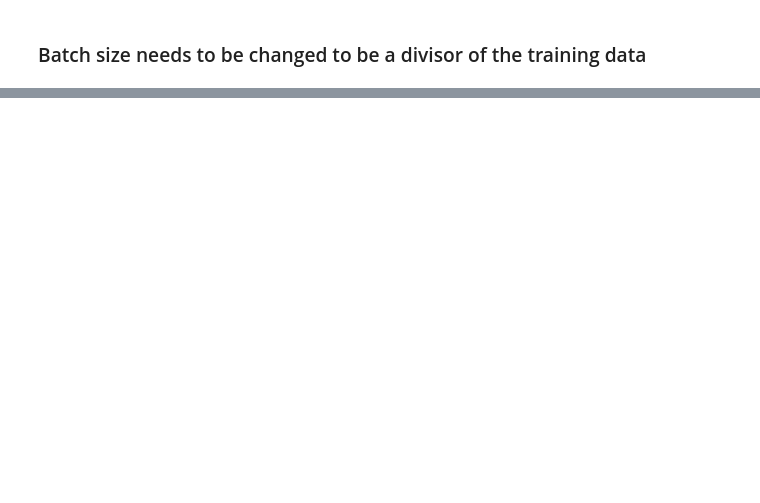
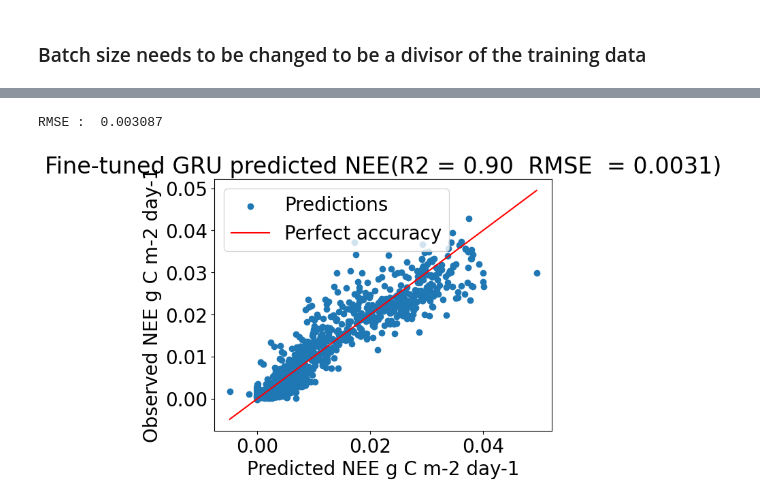
Before and after one commit to DinisDimitris/Net-ecosystem-exchange-Quantification, a Jupyter notebook: GRU-finetune.ipynb, the cells around one changed output, grey strips where cells are left out. Cells and saved outputs as stored; diff of their text form; code cells hidden in the pictures; blank space fills up the shorter version.

```diff
--- a/GRU-finetune.ipynb
+++ b/GRU-finetune.ipynb
@@ -295,0 +320,49 @@ plt.legend()
+# %%
+X_test_torch = torch.tensor(X_test.values)
+Y_test_torch = torch.tensor(Y_test.values)
+
+X_test_torch = X_test_torch.view(1, X_test_torch.size(0), X_test_torch.size(1))
+Y_test_torch = Y_test_torch.view(Y_test_torch.size(0), 1, 1)
+test_losses=[]
+test_loss=[]
+
+with torch.no_grad():
+    hidden = model1.init_hidden(X_test_torch.size(1))
+
+    hidden = hidden.float()
+
+    Y_test_pred, hidden = model1(X_test_torch.float(), hidden)
+
+    loss = my_loss(Y_test_pred, Y_test_torch)
+
+    test_R2=compute_r2(Y_test_pred[:,:,0].contiguous().view(-1),Y_test_torch[:,:,0].contiguous().view(-1)).item()
+# %%
+# Calculate R2 score
+
+obs_flatten = Y_test_torch.flatten()
+predicted_flatten = Y_test_pred.flatten()
+
+r2 = R2(obs_flatten, predicted_flatten)
+
+rmse = np.sqrt(MSE(obs_flatten, predicted_flatten))
+print("RMSE : % f" %(rmse))
+
+# Create scatter plot
+plt.scatter(obs_flatten, predicted_flatten)
+
+# Plot a red line for perfect accuracy
+x = np.linspace(min(obs_flatten), max(obs_flatten), 100)
+plt.plot(x, x, color='r')
+
+# Add title and legend
+plt.title("Fine-tuned GRU predicted " + target +  "(R2 = %0.2f  RMSE  = %0.4f)" %  (r2, rmse))
+plt.legend(['Predictions', 'Perfect accuracy'], loc='upper left')
+plt.xlabel("Predicted NEE g C m-2 day-1")
+plt.ylabel("Observed NEE g C m-2 day-1")
+
+#plt.savefig("results/bayesian pretrained, grid search fine tuned xgb model  " + target + "with planting details.png" )
+# Show plot
+plt.show()
+# %% [output]
+RMSE :  0.003087
+[figure, added]
```
Also changed, not shown: parts of 11 cells of this notebook, 6 other files.
